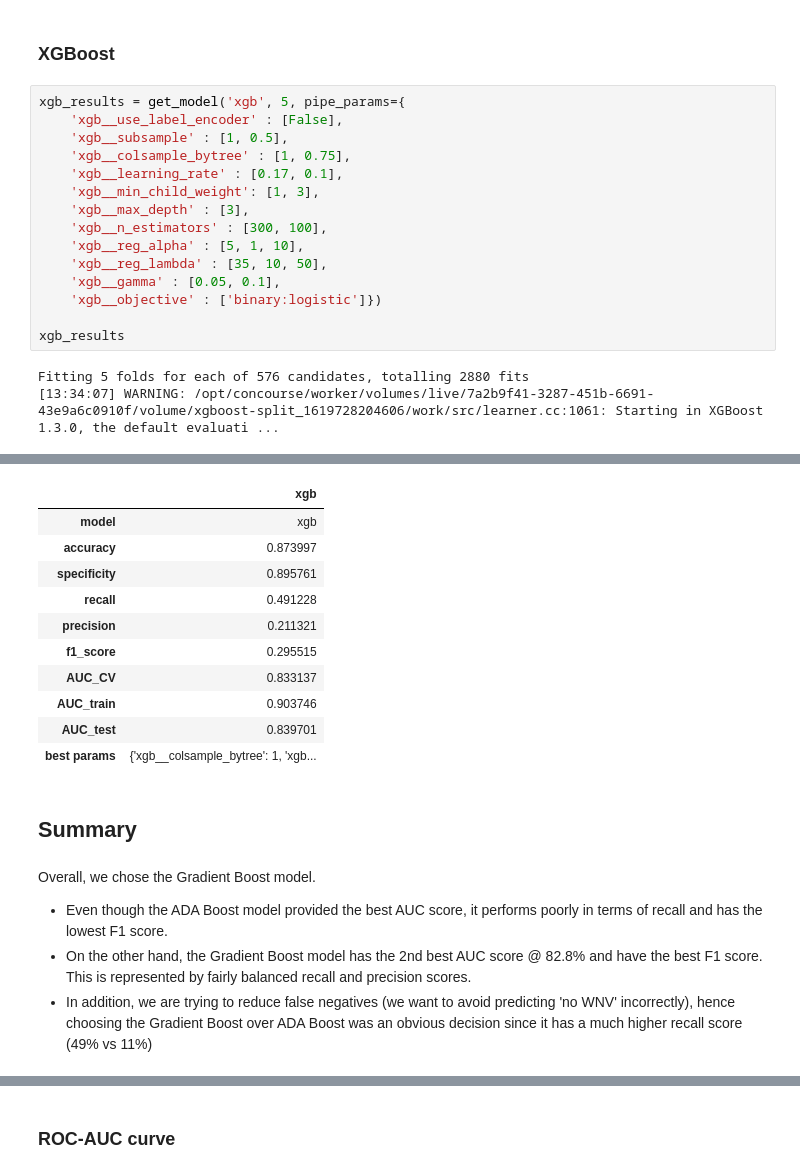
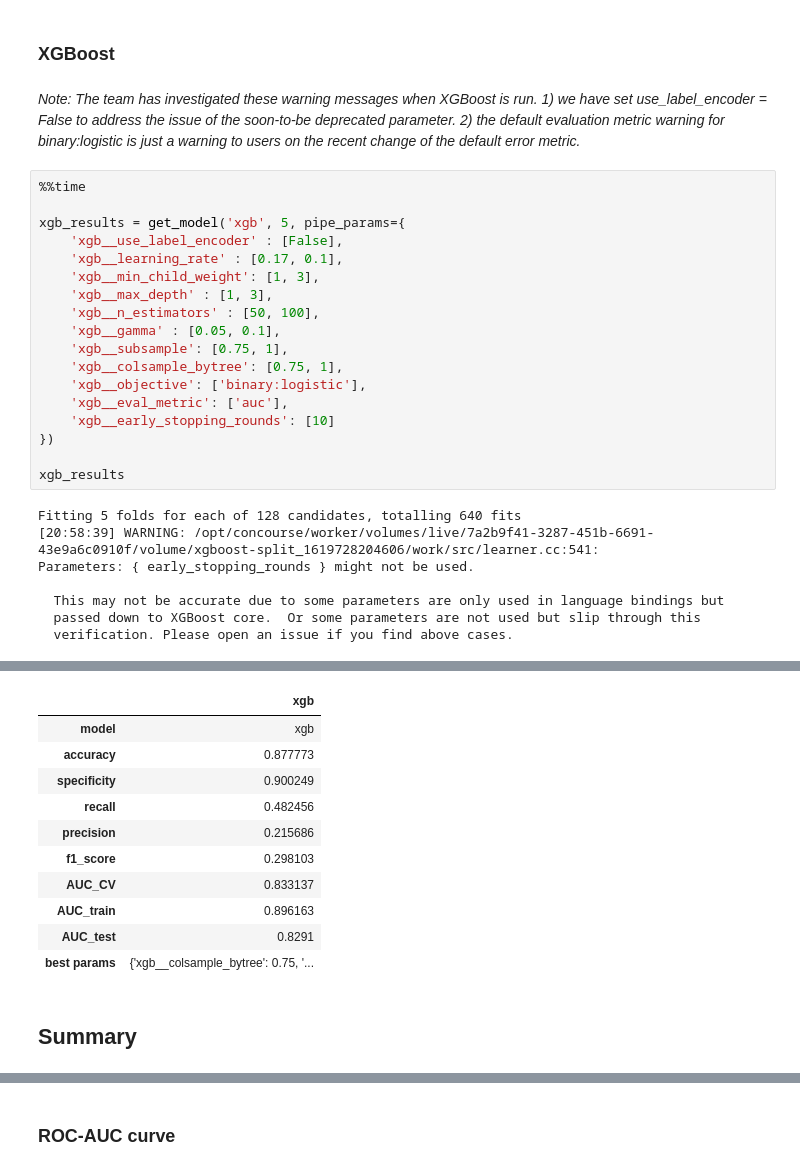
Before and after one commit to jh-mei/Group-4-Project, a Jupyter notebook: code/Part_2_Modelling.ipynb, the cells around one changed output, grey strips where cells are left out. Cells and saved outputs as stored; diff of their text form.

```diff
--- a/code/Part_2_Modelling.ipynb
+++ b/code/Part_2_Modelling.ipynb
@@ -339,21 +339,31 @@ Wall time: 1min 17s
 | best params | {'ada__base_estimator__max_depth'... |
 # %% [markdown]
 ### XGBoost
+# %% [markdown]
+*Note: The team has investigated these warning messages when XGBoost is run. 1) we have set use_label_encoder = False to address the issue of the soon-to-be deprecated parameter. 2) the default evaluation metric warning for binary:logistic is just a warning to users on the recent change of the default error metric.*
 # %%
+%%time
+
 xgb_results = get_model('xgb', 5, pipe_params={
     'xgb__use_label_encoder' : [False],
-    'xgb__subsample' : [1, 0.5],
-    'xgb__colsample_bytree' : [1, 0.75],
     'xgb__learning_rate' : [0.17, 0.1],
     'xgb__min_child_weight': [1, 3],
-    'xgb__max_depth' : [3],
-    'xgb__n_estimators' : [300, 100],
-    'xgb__reg_alpha' : [5, 1, 10],
-    'xgb__reg_lambda' : [35, 10, 50],
+    'xgb__max_depth' : [1, 3],
+    'xgb__n_estimators' : [50, 100],
     'xgb__gamma' : [0.05, 0.1],
-    'xgb__objective' : ['binary:logistic']})
+    'xgb__subsample': [0.75, 1],
+    'xgb__colsample_bytree': [0.75, 1],
+    'xgb__objective': ['binary:logistic'],
+    'xgb__eval_metric': ['auc'],
+    'xgb__early_stopping_rounds': [10]
+})
 
 xgb_results
 # %% [output]
-Fitting 5 folds for each of 576 candidates, totalling 2880 fits
-[13:34:07] WARNING: /opt/concourse/worker/volumes/live/7a2b9f41-3287-451b-6691-43e9a6c0910f/volume/xgboost-split_1619728204606/work/src/learner.cc:1061: Starting in XGBoost 1.3.0, the default evaluati ...
+Fitting 5 folds for each of 128 candidates, totalling 640 fits
+[20:58:39] WARNING: /opt/concourse/worker/volumes/live/7a2b9f41-3287-451b-6691-43e9a6c0910f/volume/xgboost-split_1619728204606/work/src/learner.cc:541:
+Parameters: { early_stopping_rounds } might not be used.
+
+  This may not be accurate due to some parameters are only used in language bindings but
+  passed down to XGBoost core.  Or some parameters are not used but slip through this
+  verification. Please open an issue if you find above cases.
@@ -365,18 +377,13 @@ Fitting 5 folds for each of 576 candidates, totalling 2880 fits
 |  | xgb |
 | model | xgb |
-| accuracy | 0.873997 |
-| specificity | 0.895761 |
-| recall | 0.491228 |
-| precision | 0.211321 |
-| f1_score | 0.295515 |
+| accuracy | 0.877773 |
+| specificity | 0.900249 |
+| recall | 0.482456 |
+| precision | 0.215686 |
+| f1_score | 0.298103 |
 | AUC_CV | 0.833137 |
-| AUC_train | 0.903746 |
-| AUC_test | 0.839701 |
-| best params | {'xgb__colsample_bytree': 1, 'xgb... |
+| AUC_train | 0.896163 |
+| AUC_test | 0.8291 |
+| best params | {'xgb__colsample_bytree': 0.75, '... |
 # %% [markdown]
 ## Summary
-# %% [markdown]
-Overall, we chose the Gradient Boost model.
-- Even though the ADA Boost model provided the best AUC score, it performs poorly in terms of recall and has the lowest F1 score.
-- On the other hand, the Gradient Boost model has the 2nd best AUC score @ 82.8% and have the best F1 score. This is represented by fairly balanced recall and precision scores.
-- In addition, we are trying to reduce false negatives (we want to avoid predicting 'no WNV' incorrectly), hence choosing the Gradient Boost over ADA Boost was an obvious decision since it has a much higher recall score (49% vs 11%)
```
Also changed, not shown: parts of 25 cells of this notebook, 1 other file.
